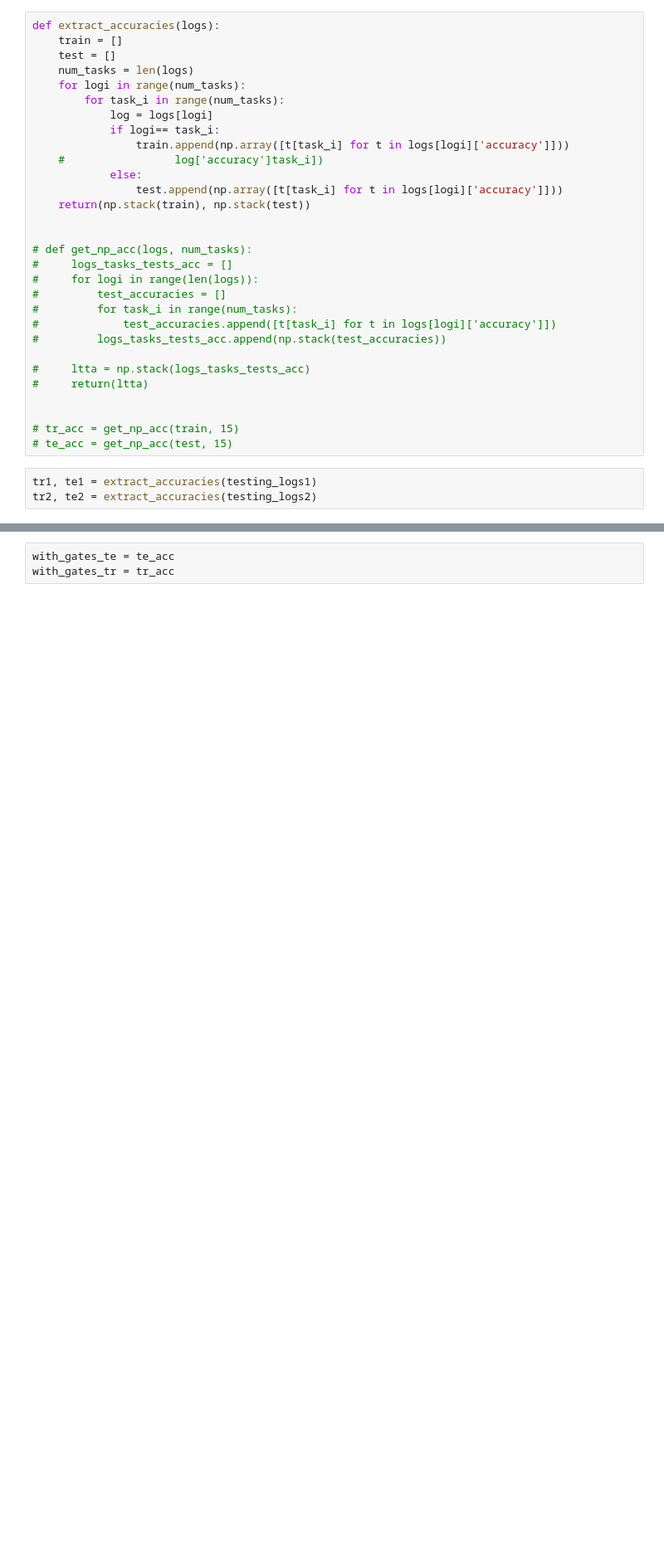
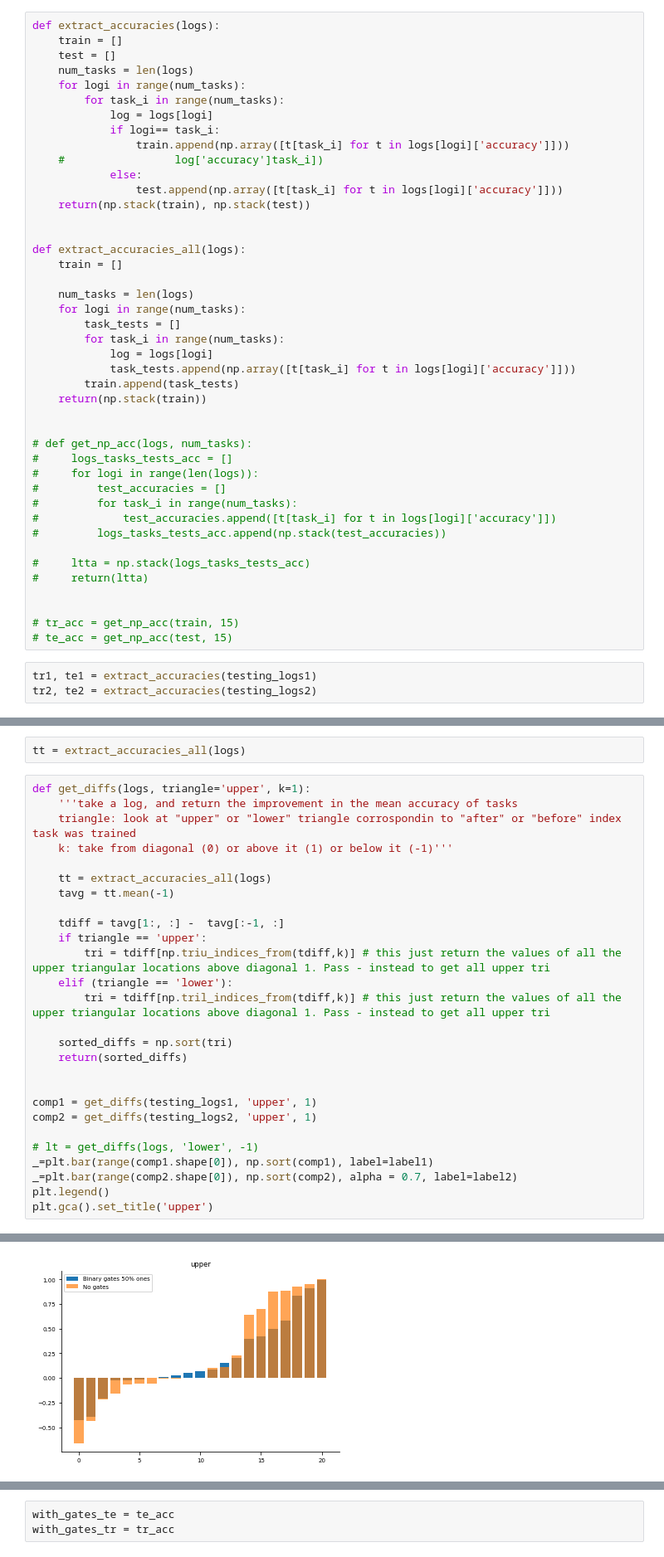
Before and after one commit to weilongzheng/PFC_MD_Modeling, a Jupyter notebook: CL_neurogym/analysis/analyzing_saved_testing_logs.ipynb, the cells around one changed output, grey strips where cells are left out. Shown at 83% size. Drawn from its saved outputs; the diff is of its cells as text; blank space fills up the shorter version.

```diff
--- a/CL_neurogym/analysis/analyzing_saved_testing_logs.ipynb
+++ b/CL_neurogym/analysis/analyzing_saved_testing_logs.ipynb
@@ -254,6 +265,19 @@ def extract_accuracies(logs):
     return(np.stack(train), np.stack(test))
 
 
+def extract_accuracies_all(logs):
+    train = []
+
+    num_tasks = len(logs)
+    for logi in range(num_tasks):
+        task_tests = []
+        for task_i in range(num_tasks):
+            log = logs[logi]
+            task_tests.append(np.array([t[task_i] for t in logs[logi]['accuracy']]))
+        train.append(task_tests)
+    return(np.stack(train))
+
+
 # def get_np_acc(logs, num_tasks):
 #     logs_tasks_tests_acc = []
 #     for logi in range(len(logs)):
@@ -297,0 +324,30 @@ fig.savefig(f'./files/{label1}_{label2}comp.png', dpi=600)
+# %%
+tt = extract_accuracies_all(logs)
+# %%
+def get_diffs(logs, triangle='upper', k=1):
+    '''take a log, and return the improvement in the mean accuracy of tasks
+    triangle: look at "upper" or "lower" triangle corrospondin to "after" or "before" index task was trained
+    k: take from diagonal (0) or above it (1) or below it (-1)'''
+
+    tt = extract_accuracies_all(logs)
+    tavg = tt.mean(-1)
+
+    tdiff = tavg[1:, :] -  tavg[:-1, :]
+    if triangle == 'upper':
+        tri = tdiff[np.triu_indices_from(tdiff,k)] # this just return the values of all the upper triangular locations above diagonal 1. Pass - instead to get all upper tri
+    elif (triangle == 'lower'):
+        tri = tdiff[np.tril_indices_from(tdiff,k)] # this just return the values of all the upper triangular locations above diagonal 1. Pass - instead to get all upper tri
+
+    sorted_diffs = np.sort(tri)
+    return(sorted_diffs)
+
+
+comp1 = get_diffs(testing_logs1, 'upper', 1)
+comp2 = get_diffs(testing_logs2, 'upper', 1)
+
+# lt = get_diffs(logs, 'lower', -1)
+_=plt.bar(range(comp1.shape[0]), np.sort(comp1), label=label1)
+_=plt.bar(range(comp2.shape[0]), np.sort(comp2), alpha = 0.7, label=label2)
+plt.legend()
+plt.gca().set_title('upper')
+# %% [output]
@@ -297,0 +355 @@ fig.savefig(f'./files/{label1}_{label2}comp.png', dpi=600)
+[figure, added]
```
Also changed, not shown: parts of 29 cells of this notebook, 3 other files.
